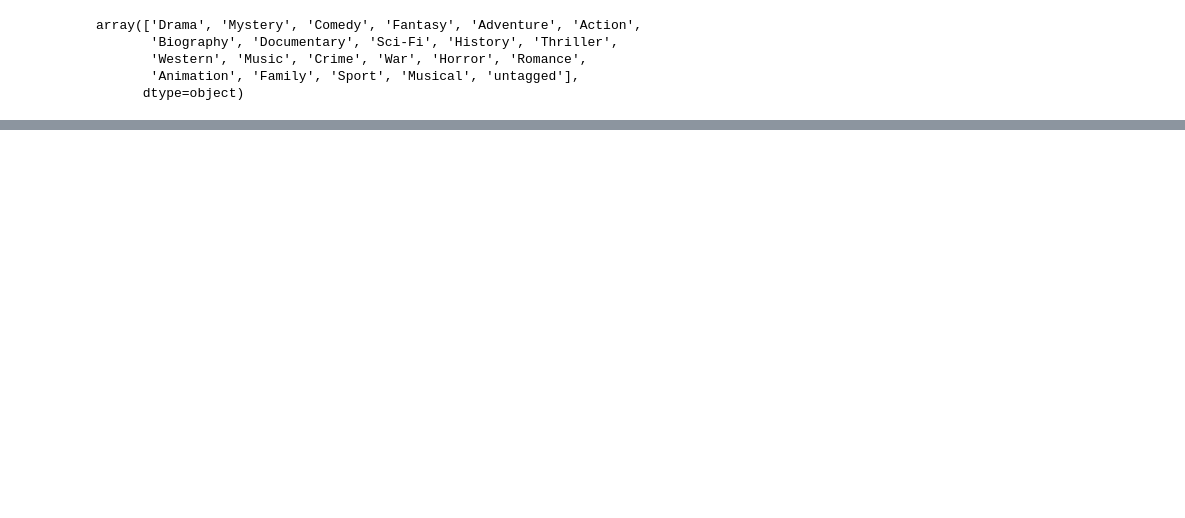
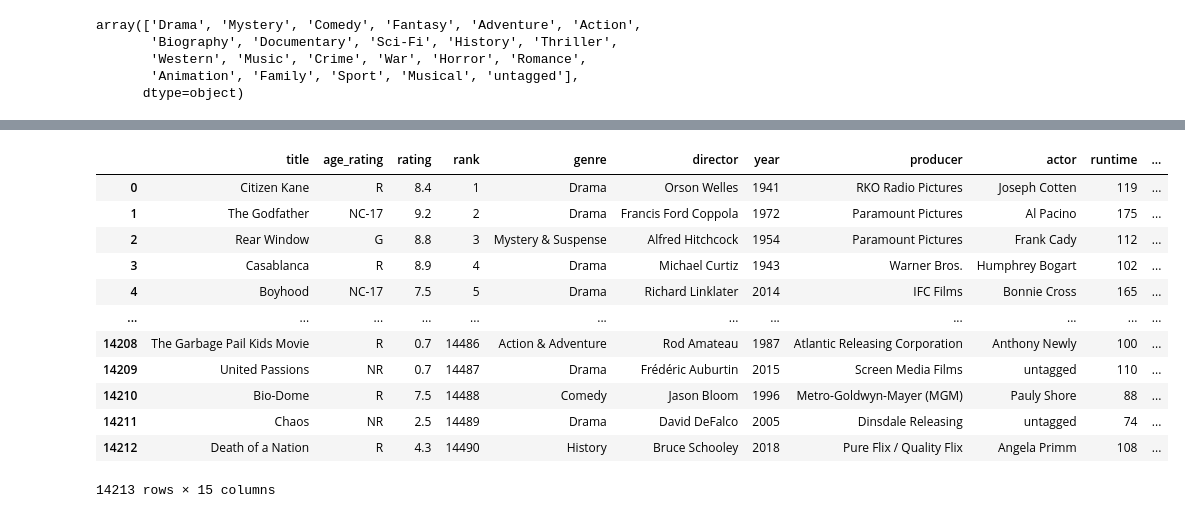
Before and after one commit to TranAnhVu0411/Data_Integration_Project_Group_23, a Jupyter notebook: preprocess/metacritic_preprocess.ipynb, the cells around one changed output, grey strips where cells are left out. Drawn from its saved outputs; the diff is of its cells as text; code cells hidden in the pictures; blank space fills up the shorter version.

Commit message:
update process tmdb metacritic

```diff
--- a/preprocess/metacritic_preprocess.ipynb
+++ b/preprocess/metacritic_preprocess.ipynb
@@ -212,0 +334,10 @@ pd.DataFrame(warehouse_genres_list, columns=["genres"]).to_csv(
+# %%
+count=0
+for key, value in actor_mapping.items():
+    if len(value)!=0:
+        count+=1
+        print("actors (Data warehouse): "+key)
+        print("actor (Metacritic): "+str(value))
+        print()
+        if count==10:
+            break
@@ -212,0 +362,10 @@ pd.DataFrame(warehouse_genres_list, columns=["genres"]).to_csv(
+# %%
+actor_mapping_dict = {}
+for key, value in actor_mapping.items():
+    if len(value)!=0:
+        for i in value:
+            actor_mapping_dict[i]=key
+# Lưu lại các giá trị actor chưa có trong warehouse
+remain_actor = [item for item in list(df_metacritic_movie["actor"].unique()) if item not in list(actor_mapping_dict.keys())]
+# Chuyển đổi giá trị trường director trong metacritic về giá trị trường directors trong data warehouse
+df_metacritic_movie["actor"] = [preprocess_name(i, actor_mapping_dict) for i in df_metacritic_movie["actor"]]
@@ -212,0 +392,4 @@ pd.DataFrame(warehouse_genres_list, columns=["genres"]).to_csv(
+# %%
+df_metacritic_review = pd.read_csv("/Users/trananhvu/Documents/Tichhopdulieu/Data_Integration_Group23/Data/metacritic/reviewDatasetClean.csv",
+                                   lineterminator='\n')
+df_metacritic_review.head()
@@ -212,0 +403,5 @@ pd.DataFrame(warehouse_genres_list, columns=["genres"]).to_csv(
+# %%
+df_metacritic_statistic = pd.DataFrame()
+df_metacritic_statistic["title"] = df_metacritic_review.groupby("title")["grade"].count().keys()
+df_metacritic_statistic["ratecount"] = df_metacritic_review.groupby("title")["grade"].count().values
+df_metacritic_statistic.head()
@@ -212,0 +415,17 @@ pd.DataFrame(warehouse_genres_list, columns=["genres"]).to_csv(
+# %%
+df_metacritic_final = pd.concat([df_metacritic_movie, df_metacritic_statistic], axis=1)
+df_metacritic_final
+# %% [output]
+|  | title | age_rating | rating | rank | genre | director | year | producer | actor | runtime | ... |
+| 0 | Citizen Kane | R | 8.4 | 1 | Drama | Orson Welles | 1941 | RKO Radio Pictures | Joseph Cotten | 119 | ... |
+| 1 | The Godfather | NC-17 | 9.2 | 2 | Drama | Francis Ford Coppola | 1972 | Paramount Pictures | Al Pacino | 175 | ... |
+| 2 | Rear Window | G | 8.8 | 3 | Mystery & Suspense | Alfred Hitchcock | 1954 | Paramount Pictures | Frank Cady | 112 | ... |
+| 3 | Casablanca | R | 8.9 | 4 | Drama | Michael Curtiz | 1943 | Warner Bros. | Humphrey Bogart | 102 | ... |
+| 4 | Boyhood | NC-17 | 7.5 | 5 | Drama | Richard Linklater | 2014 | IFC Films | Bonnie Cross | 165 | ... |
+| ... | ... | ... | ... | ... | ... | ... | ... | ... | ... | ... | ... |
+| 14208 | The Garbage Pail Kids Movie | R | 0.7 | 14486 | Action & Adventure | Rod Amateau | 1987 | Atlantic Releasing Corporation | Anthony Newly | 100 | ... |
+| 14209 | United Passions | NR | 0.7 | 14487 | Drama | Frédéric Auburtin | 2015 | Screen Media Films | untagged | 110 | ... |
+| 14210 | Bio-Dome | R | 7.5 | 14488 | Comedy | Jason Bloom | 1996 | Metro-Goldwyn-Mayer (MGM) | Pauly Shore | 88 | ... |
+| 14211 | Chaos | NR | 2.5 | 14489 | Drama | David DeFalco | 2005 | Dinsdale Releasing | untagged | 74 | ... |
+| 14212 | Death of a Nation | R | 4.3 | 14490 | History | Bruce Schooley | 2018 | Pure Flix / Quality Flix | Angela Primm | 108 | ... |
+14213 rows × 15 columns
```
Also changed, not shown: parts of 48 cells of this notebook, 1 other file.
